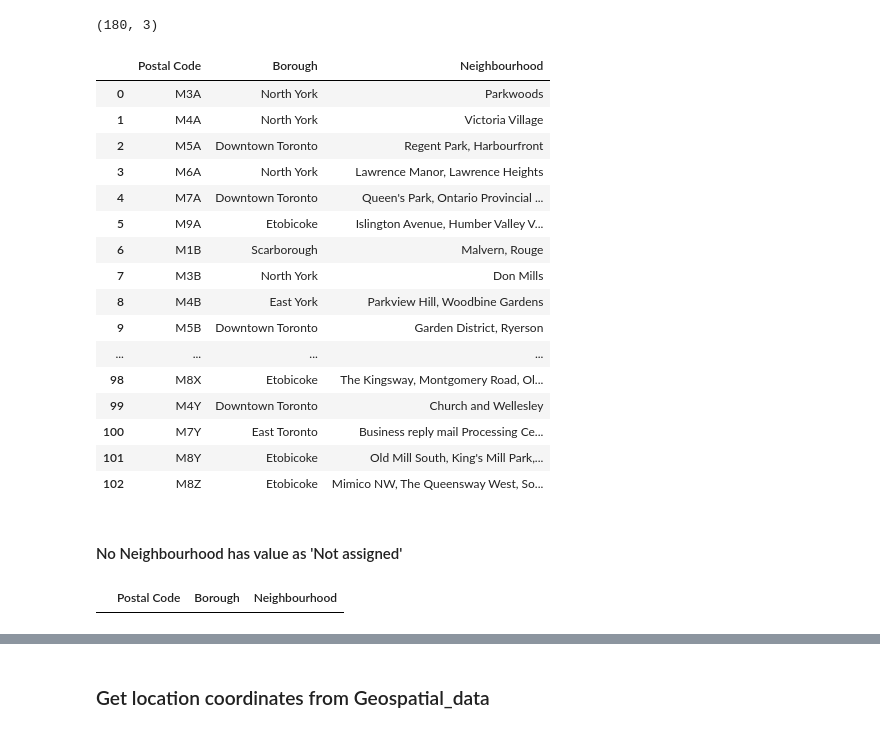
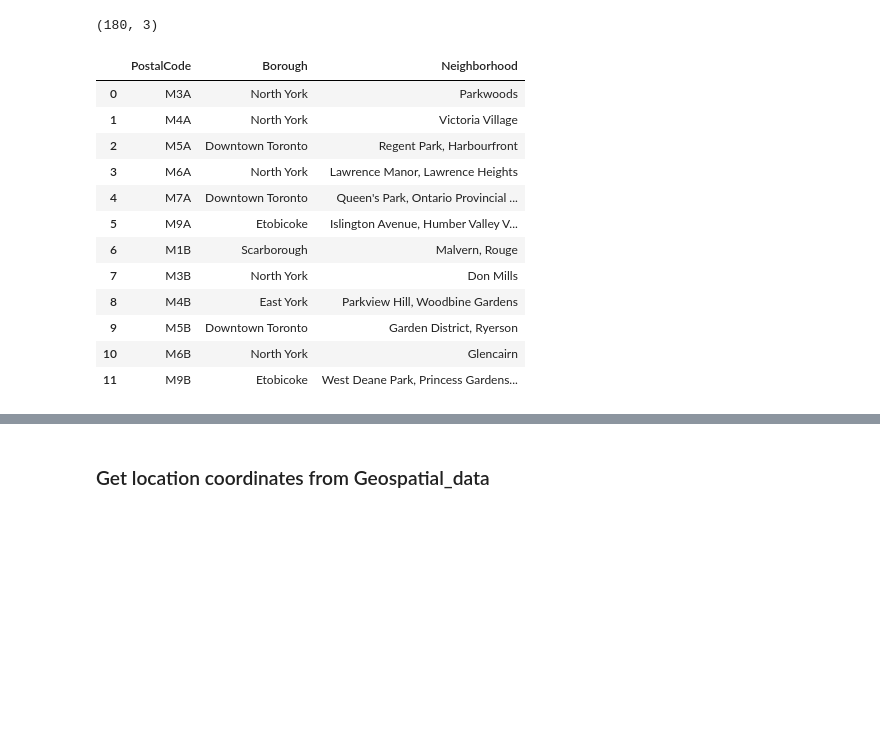
Before and after one commit to dkbdigitized/Coursera_Capstone, a Jupyter notebook: Neighbourhoods in Toronto - PART3.ipynb, the cells around one changed output, grey strips where cells are left out. Drawn from its saved outputs; the diff is of its cells as text; code cells hidden in the pictures; blank space fills up the shorter version.

```diff
--- a/Neighbourhoods in Toronto - PART3.ipynb
+++ b/Neighbourhoods in Toronto - PART3.ipynb
@@ -75,36 +67,31 @@ df_nb.head()
 df_nb.shape
 # %% [output]
 (180, 3)
-# %%
-#Remove rows with Borough = 'Not assigned'
-index_na = df_nb[df_nb['Borough'] == 'Not assigned'].index
-
-df_nb.drop(index_na, inplace=True)
-
-df_nb.shape
-df_nb.reset_index(drop=True)
-# %% [output]
-|  | Postal Code | Borough | Neighbourhood |
-| 0 | M3A | North York | Parkwoods |
-| 1 | M4A | North York | Victoria Village |
-| 2 | M5A | Downtown Toronto | Regent Park, Harbourfront |
-| 3 | M6A | North York | Lawrence Manor, Lawrence Heights |
-| 4 | M7A | Downtown Toronto | Queen's Park, Ontario Provincial ... |
-| 5 | M9A | Etobicoke | Islington Avenue, Humber Valley V... |
-| 6 | M1B | Scarborough | Malvern, Rouge |
-| 7 | M3B | North York | Don Mills |
-| 8 | M4B | East York | Parkview Hill, Woodbine Gardens |
-| 9 | M5B | Downtown Toronto | Garden District, Ryerson |
-| ... | ... | ... | ... |
-| 98 | M8X | Etobicoke | The Kingsway, Montgomery Road, Ol... |
-| 99 | M4Y | Downtown Toronto | Church and Wellesley |
-| 100 | M7Y | East Toronto | Business reply mail Processing Ce... |
-| 101 | M8Y | Etobicoke | Old Mill South, King's Mill Park,... |
-| 102 | M8Z | Etobicoke | Mimico NW, The Queensway West, So... |
-# %% [markdown]
-#### No Neighbourhood has value as 'Not assigned'
-# %%
-#Checking for Neighbourhood with value 'Not assigned'
-df_nb[df_nb['Neighbourhood'] == 'Not assigned']
-# %% [output]
-|  | Postal Code | Borough | Neighbourhood |
+# %%
+#Only process the cells that have an assigned borough. Ignore cells with a borough that is Not assigned.
+df_nb = df_nb[df_nb.Borough != 'Not assigned']
+df_nb = df_nb.rename(columns={'Postal Code': 'PostalCode'})
+
+#If a cell has a borough but a Not assigned neighborhood, then the neighborhood will be the same as the borough.
+for index, row in df_nb.iterrows():
+    if row['Neighbourhood'] == 'Not assigned':
+        row['Neighbourhood'] = row['Borough']
+
+df_nb = df_nb.rename(columns={'Neighbourhood': 'Neighborhood'})
+
+df_nb = df_nb.reset_index(drop=True)
+df_nb.head(12)
+# %% [output]
+|  | PostalCode | Borough | Neighborhood |
+| 0 | M3A | North York | Parkwoods |
+| 1 | M4A | North York | Victoria Village |
+| 2 | M5A | Downtown Toronto | Regent Park, Harbourfront |
+| 3 | M6A | North York | Lawrence Manor, Lawrence Heights |
+| 4 | M7A | Downtown Toronto | Queen's Park, Ontario Provincial ... |
+| 5 | M9A | Etobicoke | Islington Avenue, Humber Valley V... |
+| 6 | M1B | Scarborough | Malvern, Rouge |
+| 7 | M3B | North York | Don Mills |
+| 8 | M4B | East York | Parkview Hill, Woodbine Gardens |
+| 9 | M5B | Downtown Toronto | Garden District, Ryerson |
+| 10 | M6B | North York | Glencairn |
+| 11 | M9B | Etobicoke | West Deane Park, Princess Gardens... |
```
Also changed, not shown: parts of 8 cells of this notebook, 2 other files.
